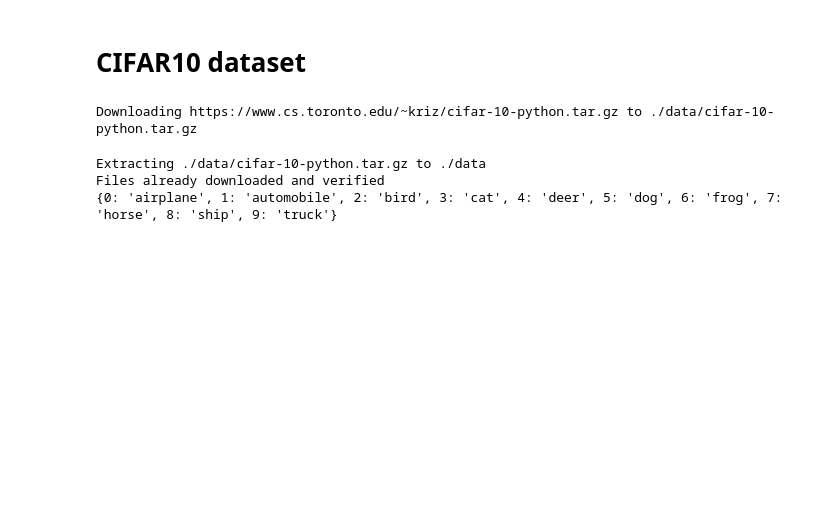
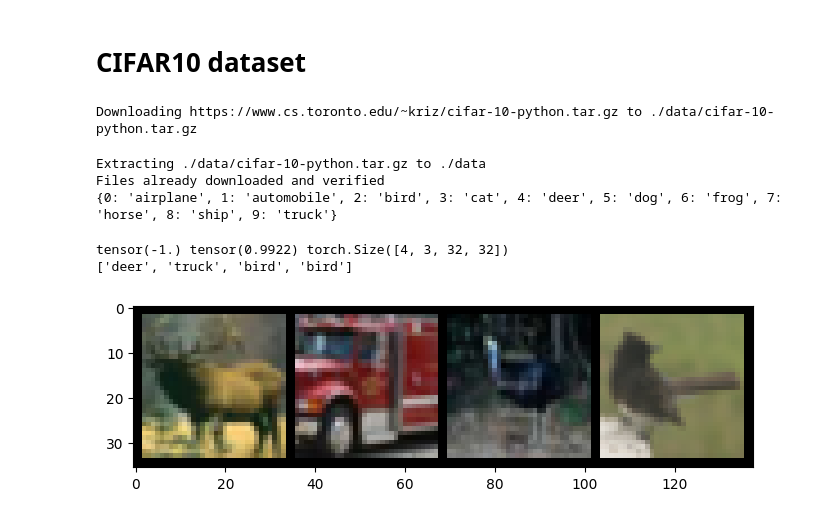
Before and after one commit to rudraxx/pytorch, a Jupyter notebook: Vision_Transformer_in_Pytorch.ipynb, the cells around one changed output. Saved outputs shown, nothing was run; the diff lists cells and outputs as text; code cells hidden in the pictures; blank space fills up the shorter version.

```diff
--- a/Vision_Transformer_in_Pytorch.ipynb
+++ b/Vision_Transformer_in_Pytorch.ipynb
@@ -568,0 +552,14 @@ classes = ('plane', 'car', 'bird', 'cat',
+# %%
+#Show some images
+import matplotlib.pyplot as plt
+
+images, labels = next(iter(dl_train))
+print(torch.min(images), torch.max(images), images.shape)
+
+plt.figure(figsize=(8,6))
+plt.imshow(torchvision.utils.make_grid(images/2+0.5).permute(1,2,0))
+print([classes_dict[x] for x in labels.tolist()])
+# %% [output]
+tensor(-1.) tensor(0.9922) torch.Size([4, 3, 32, 32])
+['deer', 'truck', 'bird', 'bird']
+[figure, added]
```
Also changed, not shown: parts of 4 cells of this notebook.
